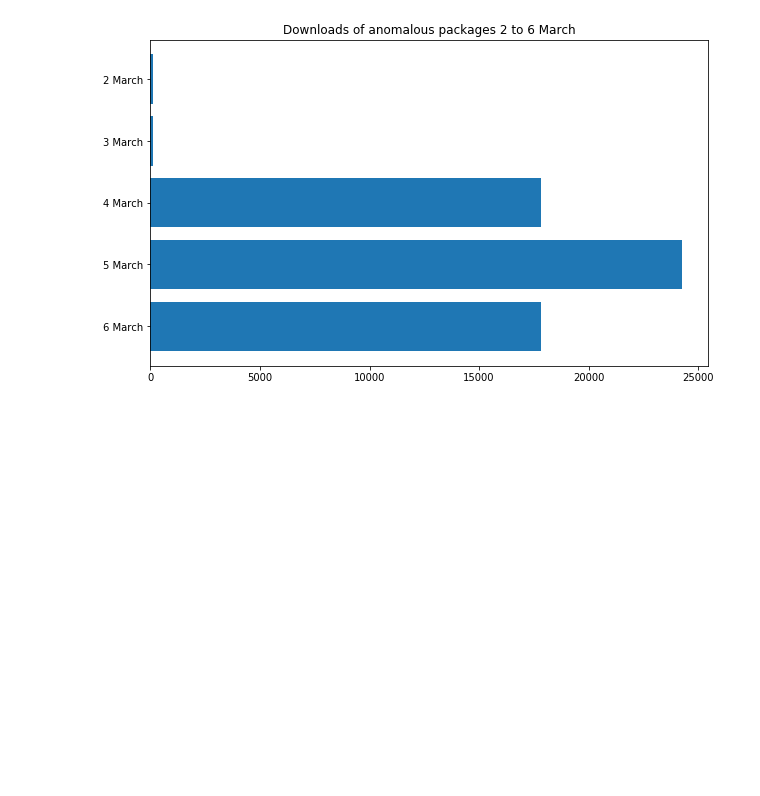
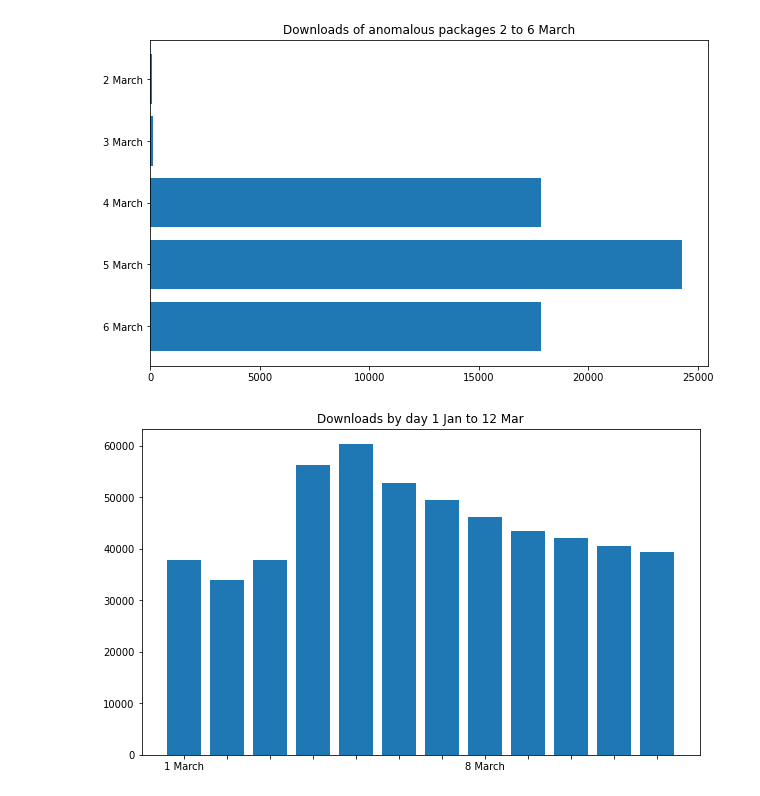
Before and after one commit to piwheels/stats, a Jupyter notebook: march.ipynb, the cells around one changed output. Saved outputs shown, nothing was run; the diff lists cells and outputs as text; code cells hidden in the pictures; blank space fills up the shorter version.

```diff
--- a/march.ipynb
+++ b/march.ipynb
@@ -355,3 +355,28 @@ plt.title('Downloads of anomalous packages 2 to 6 March')
 plt.show()
 # %% [output]
 [figure]
+# %%
+#
+
+downloads = [
+    ['1 March', 37797],
+    ['', 33968],
+    ['', 37895],
+    ['', 56225],
+    ['', 60324],
+    ['', 52879],
+    ['', 49400],
+    ['8 March', 46151],
+    ['', 43381],
+    ['', 42099],
+    ['', 40480],
+    ['', 39363],
+]
+
+plt.bar(range(len(downloads)), [d[1] for d in downloads])
+plt.title('Downloads by day 1 Jan to 12 Mar')
+plt.xticks(range(len(downloads)), [d[0] for d in downloads])
+
+plt.show()
+# %% [output]
+[figure, added]
```
Also changed, not shown: parts of 1 cell of this notebook, 2 other files.
